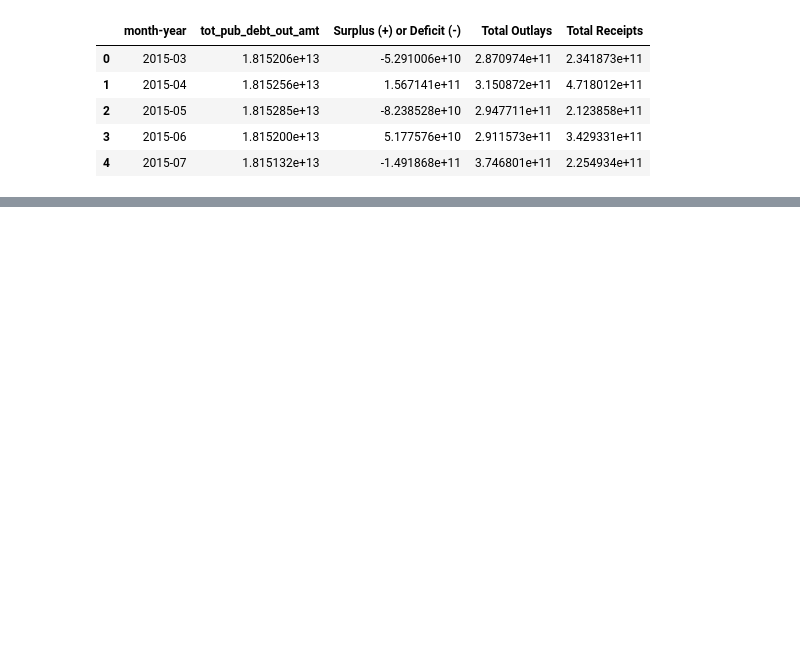
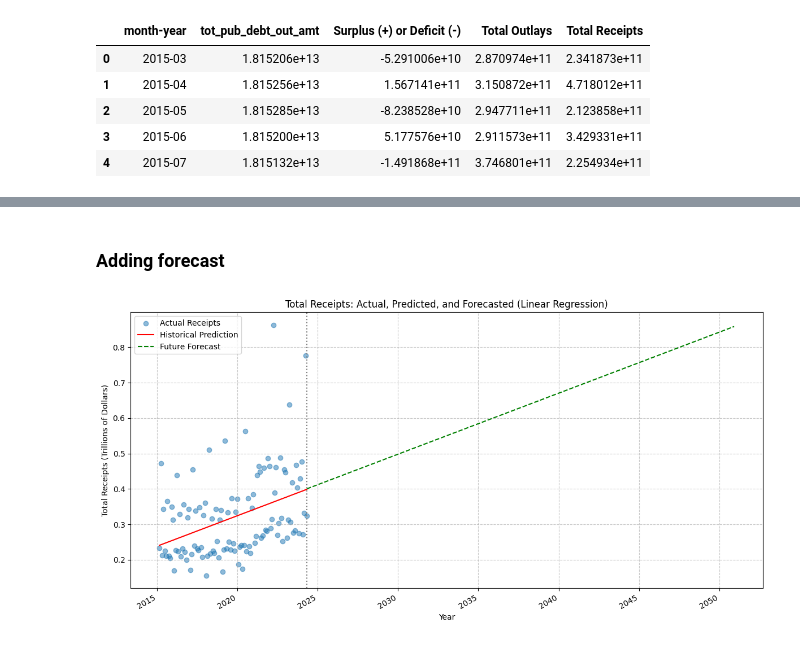
Before and after one commit to diodz/diodz.github.io, a Jupyter notebook: notebooks/Deficit Linear Regression.ipynb, the cells around one changed output, grey strips where cells are left out. Drawn from its saved outputs; the diff is of its cells as text; code cells hidden in the pictures; blank space fills up the shorter version.

```diff
--- a/notebooks/Deficit Linear Regression.ipynb
+++ b/notebooks/Deficit Linear Regression.ipynb
@@ -181,3 +158,76 @@ Covariance Type:            nonrobust
 
 Notes:
 [1] Standard Errors assume that the covariance matrix of the errors is correctly specified.
+# %% [markdown]
+### Adding forecast
+# %%
+from statsmodels.tsa.tsatools import add_trend
+from statsmodels.api import OLS
+import matplotlib.dates as mdates
+import numpy as np
+from datetime import datetime
+
+# Load the data
+data = pd.read_csv('../data/treasury_data.csv', parse_dates=['month-year'])
+data = data.sort_values('month-year')
+
+# Create a time index
+data['time_index'] = range(len(data))
+
+# Convert Receipts to trillions
+data['Total Receipts'] /= 1e12
+
+# Prepare the data for regression
+X = add_trend(data['time_index'], trend='c')
+y = data['Total Receipts']
+
+# Fit the model
+model = OLS(y, X).fit()
+
+# Generate predictions for existing data
+data['predicted_Receipts'] = model.predict(X)
+
+# Create future dates up to 2050
+last_date = data['month-year'].max()
+future_dates = pd.date_range(start=last_date, end='2050-12-31', freq='MS')
+future_data = pd.DataFrame({'month-year': future_dates})
+future_data['time_index'] = range(len(data), len(data) + len(future_data))
+
+# Generate predictions for future data
+X_future = add_trend(future_data['time_index'], trend='c')
+future_data['predicted_Receipts'] = model.predict(X_future)
+
+# Combine historical and future data
+all_data = pd.concat([data, future_data], ignore_index=True)
+
+# Create the plot
+plt.figure(figsize=(12, 6))
+plt.scatter(data['month-year'], data['Total Receipts'], label='Actual Receipts', alpha=0.5)
+plt.plot(data['month-year'], data['predicted_Receipts'], label='Historical Prediction', color='red')
+plt.plot(future_data['month-year'], future_data['predicted_Receipts'], label='Future Forecast', color='green', linestyle='--')
+
+plt.title('Total Receipts: Actual, Predicted, and Forecasted (Linear Regression)')
+plt.xlabel('Year')
+plt.ylabel('Total Receipts (Trillions of Dollars)')
+plt.legend()
+
+# Format x-axis to show only years
+plt.gca().xaxis.set_major_formatter(mdates.DateFormatter('%Y'))
+plt.gca().xaxis.set_major_locator(mdates.YearLocator(5))  # Show every 5 years
+
+# Rotate and align the tick labels so they look better
+plt.gcf().autofmt_xdate()
+
+# Add gridlines
+plt.grid(True, linestyle='--', alpha=0.7)
+
+# Add vertical line to separate historical data from forecast
+forecast_start = data['month-year'].max()
+plt.axvline(x=forecast_start, color='gray', linestyle=':', label='Forecast Start')
+
+plt.tight_layout()
+
+# Display the plot
+plt.show()
+# %% [output]
+[figure, added]
```
Also changed, not shown: parts of 5 cells of this notebook.
